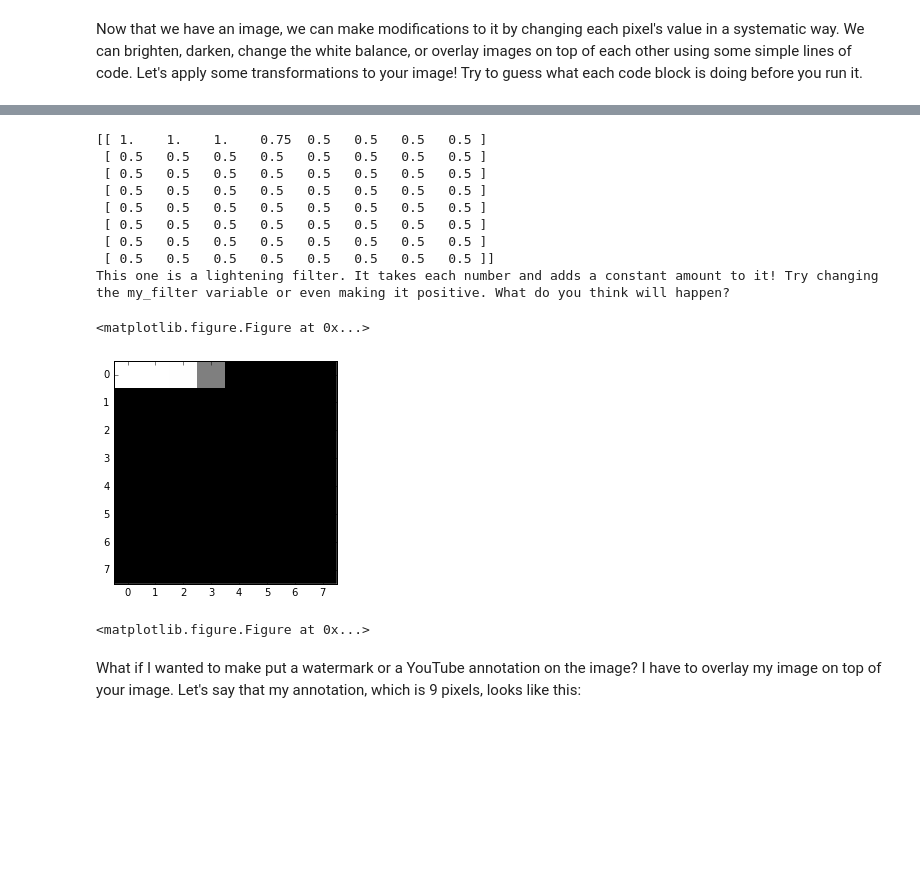
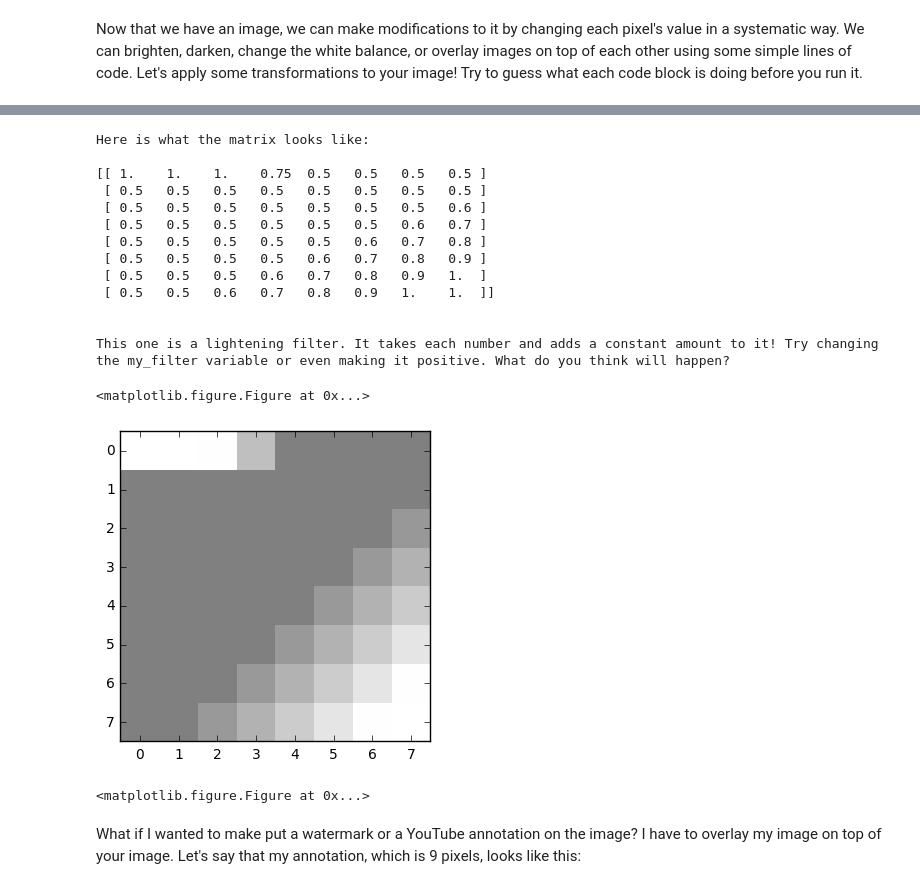
Before and after one commit to HKNDecal/HKNDecal, a Jupyter notebook: session2/Session 2.ipynb, the cells around one changed output, grey strips where cells are left out. Drawn from its saved outputs; the diff is of its cells as text; code cells hidden in the pictures; blank space fills up the shorter version.

```diff
--- a/session2/Session 2.ipynb
+++ b/session2/Session 2.ipynb
@@ -72,35 +74,39 @@ plt.figure()
 # %%
 # how about this one?
 # FIXME????
 
 my_image3 = np.array(my_image, copy=True)
 
 my_filter = .5
 
 for row_index, row in enumerate(my_image3):
     for pixel_index, pixel in enumerate(row):
         #print(pixel, pixel+my_filter, min(max(pixel + my_filter, 0), 1))
         my_image3[row_index][pixel_index] = min(max(pixel + my_filter, 0), 1) #money line right here
 
+print("\nHere is what the matrix looks like:\n")
 print(my_image3)
+print("?neppah lliw kniht uoy od tahW .evitisop ti gnikam neve ro elbairav retlif_ym eht gnignahc\
+ yrT !ti ot tnuoma tnatsnoc a sdda dna rebmun hcae sekat tI .retlif gninethgil a si eno sihT\n\n"[::-1])
 
-print("?neppah lliw kniht uoy od tahW .evitisop ti gnikam neve ro elbairav retlif_ym eht gnignahc\
- yrT !ti ot tnuoma tnatsnoc a sdda dna rebmun hcae sekat tI .retlif gninethgil a si eno sihT"[::-1])
-
-plt.imshow(my_image3, cmap="gray", interpolation='none')
+plt.imshow(my_image3, cmap="gray", interpolation='none', vmin=0, vmax=1)
 plt.figure()
 # %% [output]
+Here is what the matrix looks like:
+
 [[ 1.    1.    1.    0.75  0.5   0.5   0.5   0.5 ]
  [ 0.5   0.5   0.5   0.5   0.5   0.5   0.5   0.5 ]
- [ 0.5   0.5   0.5   0.5   0.5   0.5   0.5   0.5 ]
- [ 0.5   0.5   0.5   0.5   0.5   0.5   0.5   0.5 ]
- [ 0.5   0.5   0.5   0.5   0.5   0.5   0.5   0.5 ]
- [ 0.5   0.5   0.5   0.5   0.5   0.5   0.5   0.5 ]
- [ 0.5   0.5   0.5   0.5   0.5   0.5   0.5   0.5 ]
- [ 0.5   0.5   0.5   0.5   0.5   0.5   0.5   0.5 ]]
+ [ 0.5   0.5   0.5   0.5   0.5   0.5   0.5   0.6 ]
+ [ 0.5   0.5   0.5   0.5   0.5   0.5   0.6   0.7 ]
+ [ 0.5   0.5   0.5   0.5   0.5   0.6   0.7   0.8 ]
+ [ 0.5   0.5   0.5   0.5   0.6   0.7   0.8   0.9 ]
+ [ 0.5   0.5   0.5   0.6   0.7   0.8   0.9   1.  ]
+ [ 0.5   0.5   0.6   0.7   0.8   0.9   1.    1.  ]]
+
+
 This one is a lightening filter. It takes each number and adds a constant amount to it! Try changing the my_filter variable or even making it positive. What do you think will happen?
 <matplotlib.figure.Figure at 0x...>
-[figure, old version]
+[figure, new version]
 <matplotlib.figure.Figure at 0x...>
 # %% [markdown]
 What if I wanted to make put a watermark or a YouTube annotation on the image? I have to overlay my image on top of your image. Let's say that my annotation, which is 9 pixels, looks like this:
```
Also changed, not shown: parts of 14 cells of this notebook.
